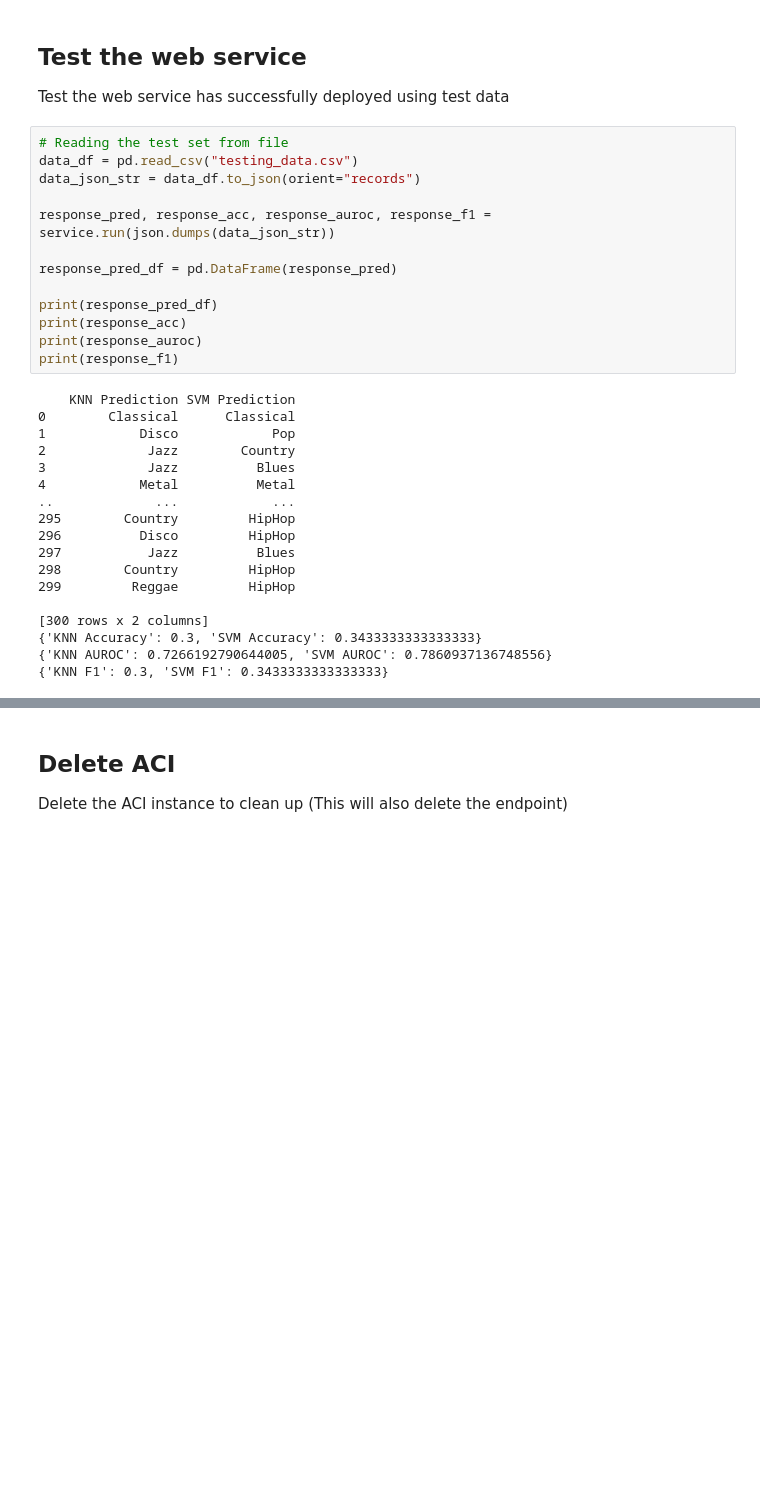
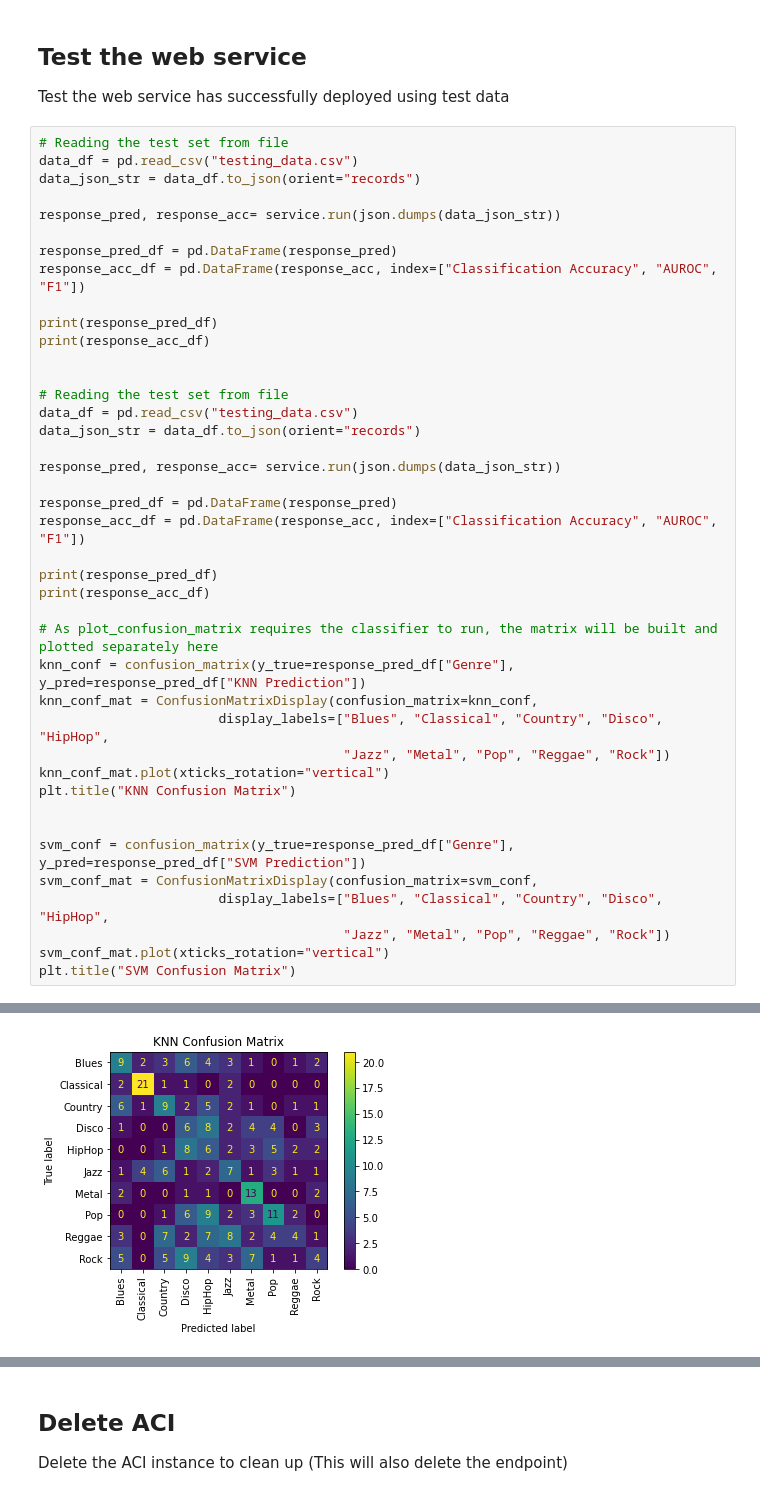
Before and after one commit to JackW-Dev/Music-Genre-Classification, a Jupyter notebook: azure-ml-workspace.ipynb, the cells around one changed output, grey strips where cells are left out. Saved outputs shown, nothing was run; the diff lists cells and outputs as text; blank space fills up the shorter version.

Commit message:
Update 22/04/2021 Formatted endpoint response and produced confusion matrices to provide more informative output.

```diff
--- a/azure-ml-workspace.ipynb
+++ b/azure-ml-workspace.ipynb
@@ -135,34 +128,45 @@ http://048b5f1c-2f8e-4fef-8d2b-e9456b00d9e3.uksouth.azurecontainer.io/score
 # %% [markdown]
 ## Test the web service
 Test the web service has successfully deployed using test data
-# %%
-# Reading the test set from file
-data_df = pd.read_csv("testing_data.csv")
-data_json_str = data_df.to_json(orient="records")
-
-response_pred, response_acc, response_auroc, response_f1 = service.run(json.dumps(data_json_str))
-
-response_pred_df = pd.DataFrame(response_pred)
-
-print(response_pred_df)
-print(response_acc)
-print(response_auroc)
-print(response_f1)
-# %% [output]
-    KNN Prediction SVM Prediction
-0        Classical      Classical
-1            Disco            Pop
-2             Jazz        Country
-3             Jazz          Blues
-4            Metal          Metal
-..             ...            ...
-295        Country         HipHop
-296          Disco         HipHop
-297           Jazz          Blues
-298        Country         HipHop
-299         Reggae         HipHop
-
-[300 rows x 2 columns]
-{'KNN Accuracy': 0.3, 'SVM Accuracy': 0.3433333333333333}
-{'KNN AUROC': 0.7266192790644005, 'SVM AUROC': 0.7860937136748556}
-{'KNN F1': 0.3, 'SVM F1': 0.3433333333333333}
+# %%
+# Reading the test set from file
+data_df = pd.read_csv("testing_data.csv")
+data_json_str = data_df.to_json(orient="records")
+
+response_pred, response_acc= service.run(json.dumps(data_json_str))
+
+response_pred_df = pd.DataFrame(response_pred)
+response_acc_df = pd.DataFrame(response_acc, index=["Classification Accuracy", "AUROC", "F1"])
+
+print(response_pred_df)
+print(response_acc_df)
+
+
+# Reading the test set from file
+data_df = pd.read_csv("testing_data.csv")
+data_json_str = data_df.to_json(orient="records")
+
+response_pred, response_acc= service.run(json.dumps(data_json_str))
+
+response_pred_df = pd.DataFrame(response_pred)
+response_acc_df = pd.DataFrame(response_acc, index=["Classification Accuracy", "AUROC", "F1"])
+
+print(response_pred_df)
+print(response_acc_df)
+
+# As plot_confusion_matrix requires the classifier to run, the matrix will be built and plotted separately here
+knn_conf = confusion_matrix(y_true=response_pred_df["Genre"], y_pred=response_pred_df["KNN Prediction"])
+knn_conf_mat = ConfusionMatrixDisplay(confusion_matrix=knn_conf,
+                       display_labels=["Blues", "Classical", "Country", "Disco", "HipHop",
+                                       "Jazz", "Metal", "Pop", "Reggae", "Rock"])
+knn_conf_mat.plot(xticks_rotation="vertical")
+plt.title("KNN Confusion Matrix")
+
+
+svm_conf = confusion_matrix(y_true=response_pred_df["Genre"], y_pred=response_pred_df["SVM Prediction"])
+svm_conf_mat = ConfusionMatrixDisplay(confusion_matrix=svm_conf,
+                       display_labels=["Blues", "Classical", "Country", "Disco", "HipHop",
+                                       "Jazz", "Metal", "Pop", "Reggae", "Rock"])
+svm_conf_mat.plot(xticks_rotation="vertical")
+plt.title("SVM Confusion Matrix")
+# %% [output]
@@ -168,0 +191 @@ print(response_f1)
+[figure, added]
```
Also changed, not shown: parts of 4 cells of this notebook, 1 other file.
